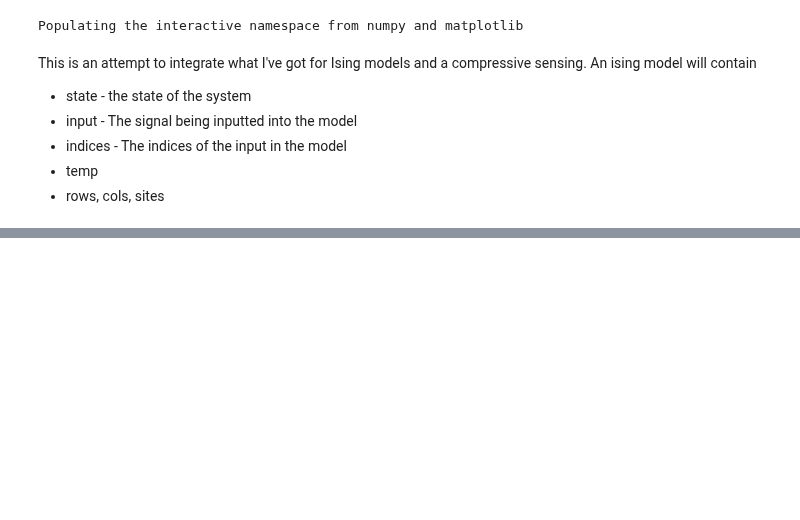
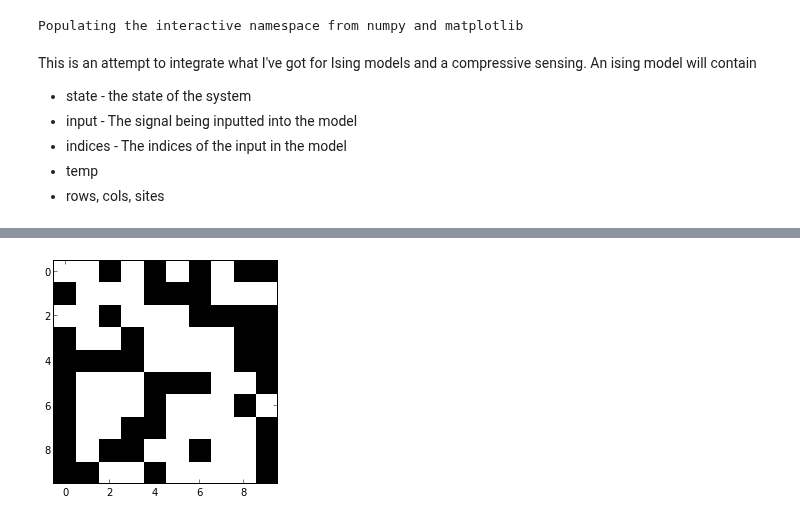
Before and after one commit to forrestsheldon/neurodynamics, a Jupyter notebook: Ising_CS.ipynb, the cells around one changed output, grey strips where cells are left out. Saved outputs shown, nothing was run; the diff lists cells and outputs as text; code cells hidden in the pictures; blank space fills up the shorter version.

```diff
--- a/Ising_CS.ipynb
+++ b/Ising_CS.ipynb
@@ -270,0 +324,6 @@ crit = Ising_cs((40, 40), signal, fix, 100)
+# %%
+cs_test.set_temp(100)
+cs_test.gibbs(100 * cs_test.sites)
+cs_test.display()
+# %% [output]
+[figure, added]
```
Also changed, not shown: parts of 41 cells of this notebook, 1 other file.
